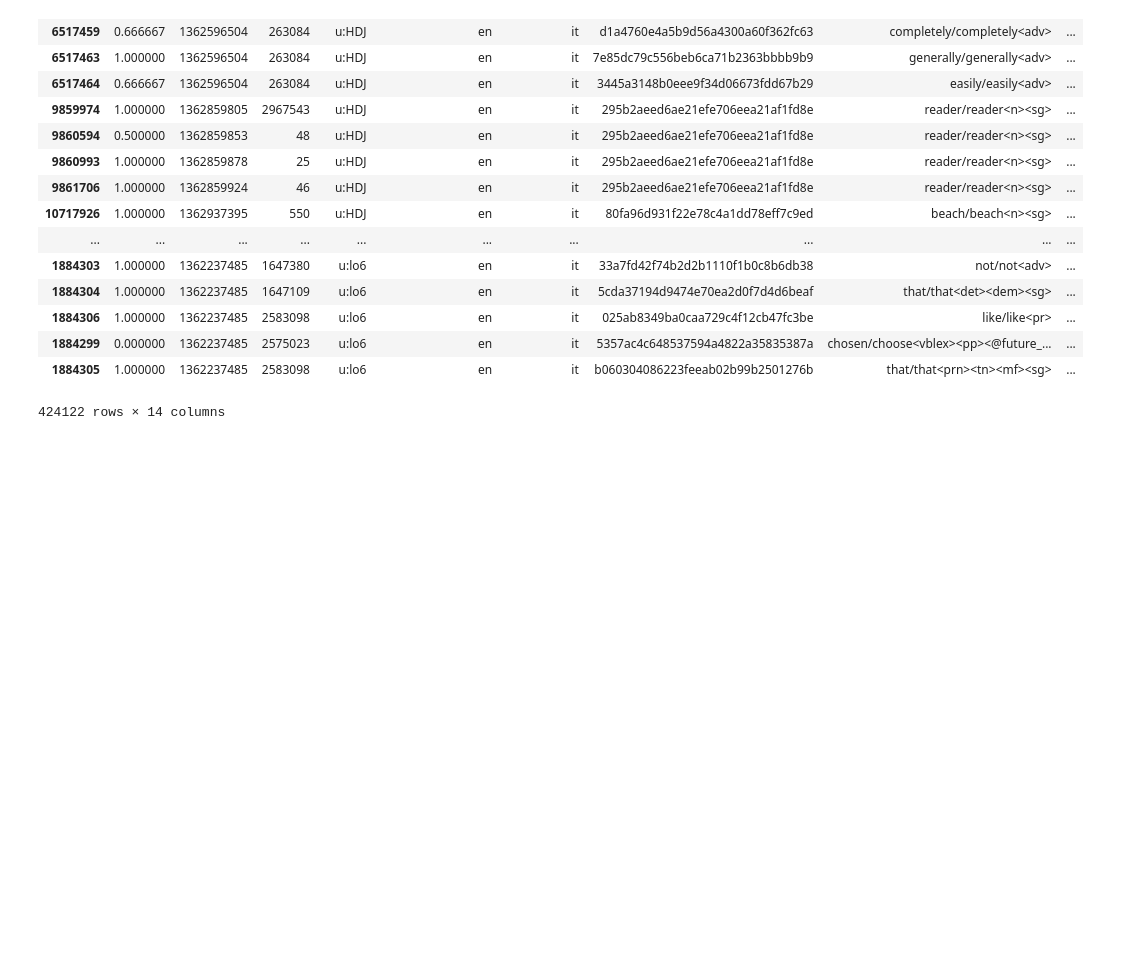
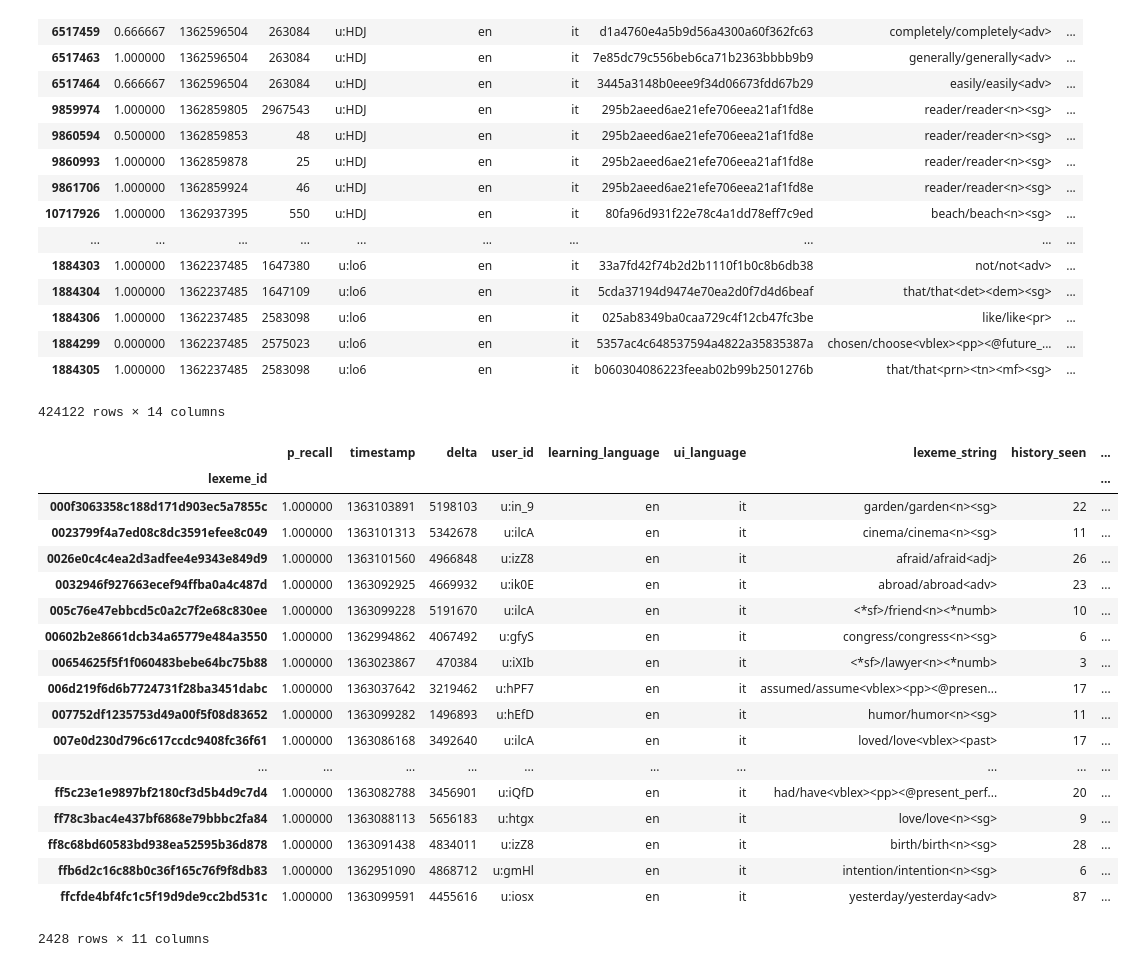
Before and after one commit to k-christensen/duo_proj, a Jupyter notebook: preprocessing.ipynb, the cells around one changed output. Drawn from its saved outputs; the diff is of its cells as text; code cells hidden in the pictures; blank space fills up the shorter version.

```diff
--- a/preprocessing.ipynb
+++ b/preprocessing.ipynb
@@ -360,3 +355,25 @@ it_learn_eng[30:]
 424122 rows × 14 columns
 # %%
 i= it_learn_eng.groupby('user_id')
+# %%
+it_learn_eng.groupby('lexeme_id').max()
+# %% [output]
+|  | p_recall | timestamp | delta | user_id | learning_language | ui_language | lexeme_string | history_seen | ... |
+| lexeme_id |  |  |  |  |  |  |  |  | ... |
+| 000f3063358c188d171d903ec5a7855c | 1.000000 | 1363103891 | 5198103 | u:in_9 | en | it | garden/garden<n><sg> | 22 | ... |
+| 0023799f4a7ed08c8dc3591efee8c049 | 1.000000 | 1363101313 | 5342678 | u:ilcA | en | it | cinema/cinema<n><sg> | 11 | ... |
+| 0026e0c4c4ea2d3adfee4e9343e849d9 | 1.000000 | 1363101560 | 4966848 | u:izZ8 | en | it | afraid/afraid<adj> | 26 | ... |
+| 0032946f927663ecef94ffba0a4c487d | 1.000000 | 1363092925 | 4669932 | u:ik0E | en | it | abroad/abroad<adv> | 23 | ... |
+| 005c76e47ebbcd5c0a2c7f2e68c830ee | 1.000000 | 1363099228 | 5191670 | u:ilcA | en | it | <*sf>/friend<n><*numb> | 10 | ... |
+| 00602b2e8661dcb34a65779e484a3550 | 1.000000 | 1362994862 | 4067492 | u:gfyS | en | it | congress/congress<n><sg> | 6 | ... |
+| 00654625f5f1f060483bebe64bc75b88 | 1.000000 | 1363023867 | 470384 | u:iXIb | en | it | <*sf>/lawyer<n><*numb> | 3 | ... |
+| 006d219f6d6b7724731f28ba3451dabc | 1.000000 | 1363037642 | 3219462 | u:hPF7 | en | it | assumed/assume<vblex><pp><@presen... | 17 | ... |
+| 007752df1235753d49a00f5f08d83652 | 1.000000 | 1363099282 | 1496893 | u:hEfD | en | it | humor/humor<n><sg> | 11 | ... |
+| 007e0d230d796c617ccdc9408fc36f61 | 1.000000 | 1363086168 | 3492640 | u:ilcA | en | it | loved/love<vblex><past> | 17 | ... |
+| ... | ... | ... | ... | ... | ... | ... | ... | ... | ... |
+| ff5c23e1e9897bf2180cf3d5b4d9c7d4 | 1.000000 | 1363082788 | 3456901 | u:iQfD | en | it | had/have<vblex><pp><@present_perf... | 20 | ... |
+| ff78c3bac4e437bf6868e79bbbc2fa84 | 1.000000 | 1363088113 | 5656183 | u:htgx | en | it | love/love<n><sg> | 9 | ... |
+| ff8c68bd60583bd938ea52595b36d878 | 1.000000 | 1363091438 | 4834011 | u:izZ8 | en | it | birth/birth<n><sg> | 28 | ... |
+| ffb6d2c16c88b0c36f165c76f9f8db83 | 1.000000 | 1362951090 | 4868712 | u:gmHl | en | it | intention/intention<n><sg> | 6 | ... |
+| ffcfde4bf4fc1c5f19d9de9cc2bd531c | 1.000000 | 1363099591 | 4455616 | u:iosx | en | it | yesterday/yesterday<adv> | 87 | ... |
+2428 rows × 11 columns
```
Also changed, not shown: parts of 15 cells of this notebook.
